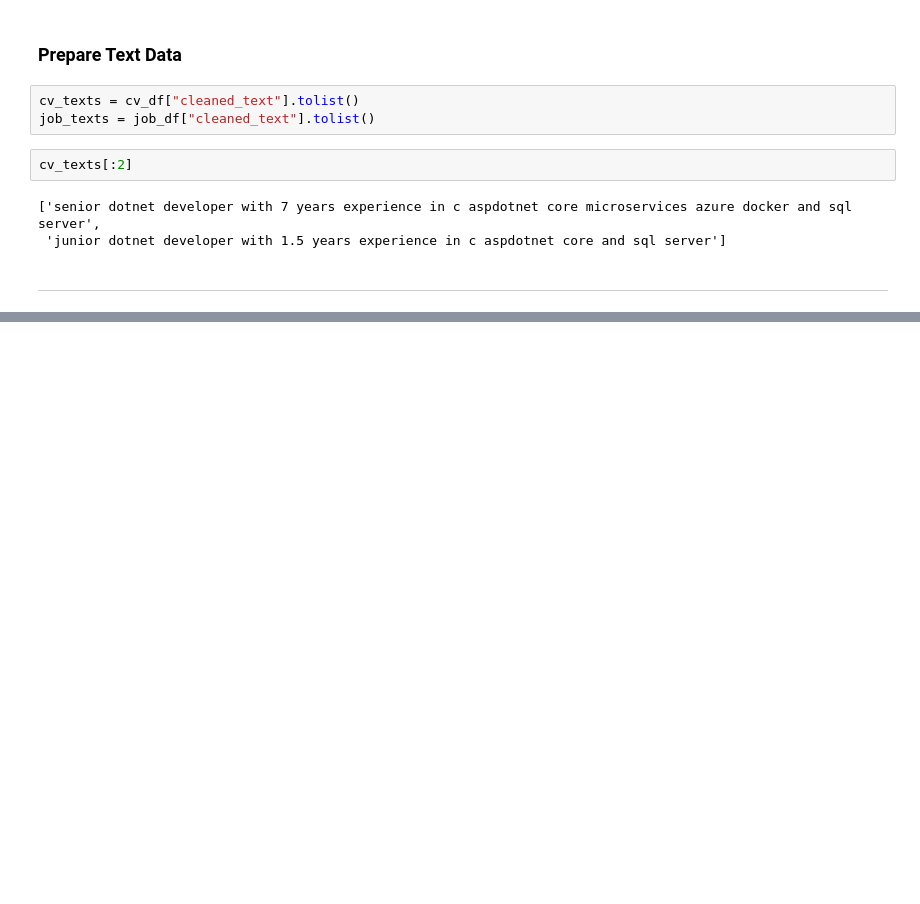
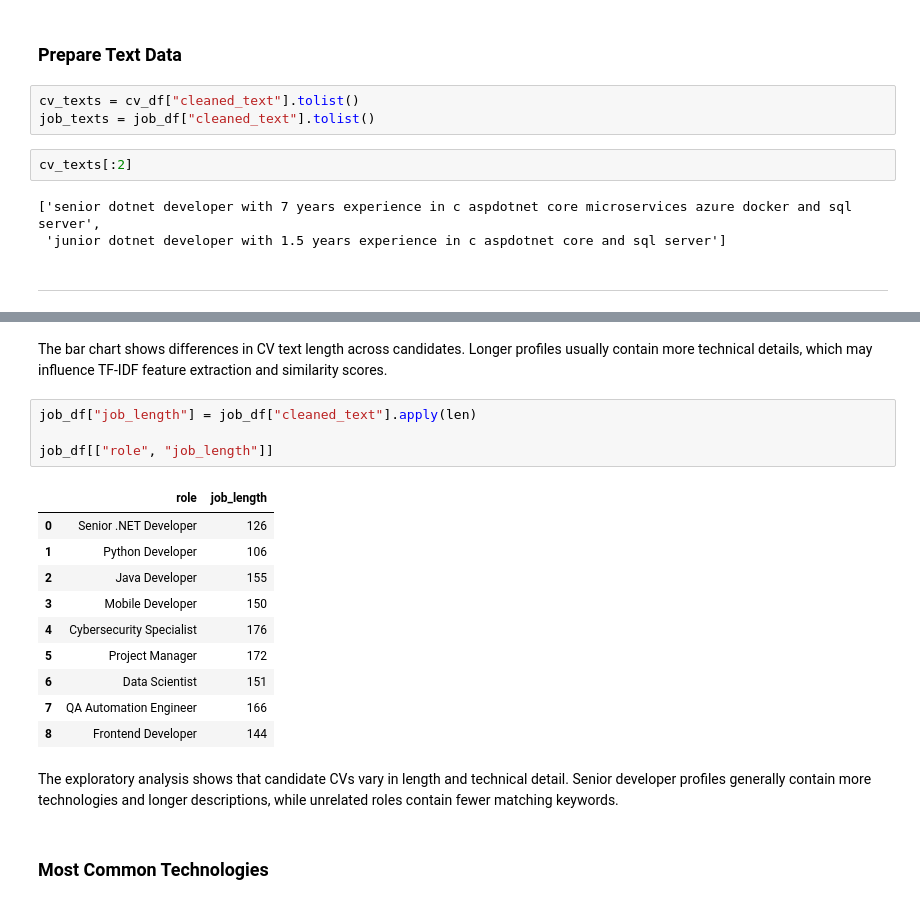
Before and after one commit to DesiVenkova/candidate-job-matching-analysis, a Jupyter notebook: candidate_job_matching_analysis.ipynb, the cells around one changed output, grey strips where cells are left out. Drawn from its saved outputs; the diff is of its cells as text; blank space fills up the shorter version.

```diff
--- a/candidate_job_matching_analysis.ipynb
+++ b/candidate_job_matching_analysis.ipynb
@@ -254,0 +292,22 @@ cv_texts[:2]
+# %% [markdown]
+The bar chart shows differences in CV text length across candidates. Longer profiles usually contain more technical details, which may influence TF-IDF feature extraction and similarity scores.
+# %%
+job_df["job_length"] = job_df["cleaned_text"].apply(len)
+
+job_df[["role", "job_length"]]
+# %% [output]
+|  | role | job_length |
+| 0 | Senior .NET Developer | 126 |
+| 1 | Python Developer | 106 |
+| 2 | Java Developer | 155 |
+| 3 | Mobile Developer | 150 |
+| 4 | Cybersecurity Specialist | 176 |
+| 5 | Project Manager | 172 |
+| 6 | Data Scientist | 151 |
+| 7 | QA Automation Engineer | 166 |
+| 8 | Frontend Developer | 144 |
+# %% [markdown]
+The exploratory analysis shows that candidate CVs vary in length and technical detail.
+Senior developer profiles generally contain more technologies and longer descriptions, while unrelated roles contain fewer matching keywords.
+# %% [markdown]
+### Most Common Technologies
```
Also changed, not shown: parts of 8 cells of this notebook.
